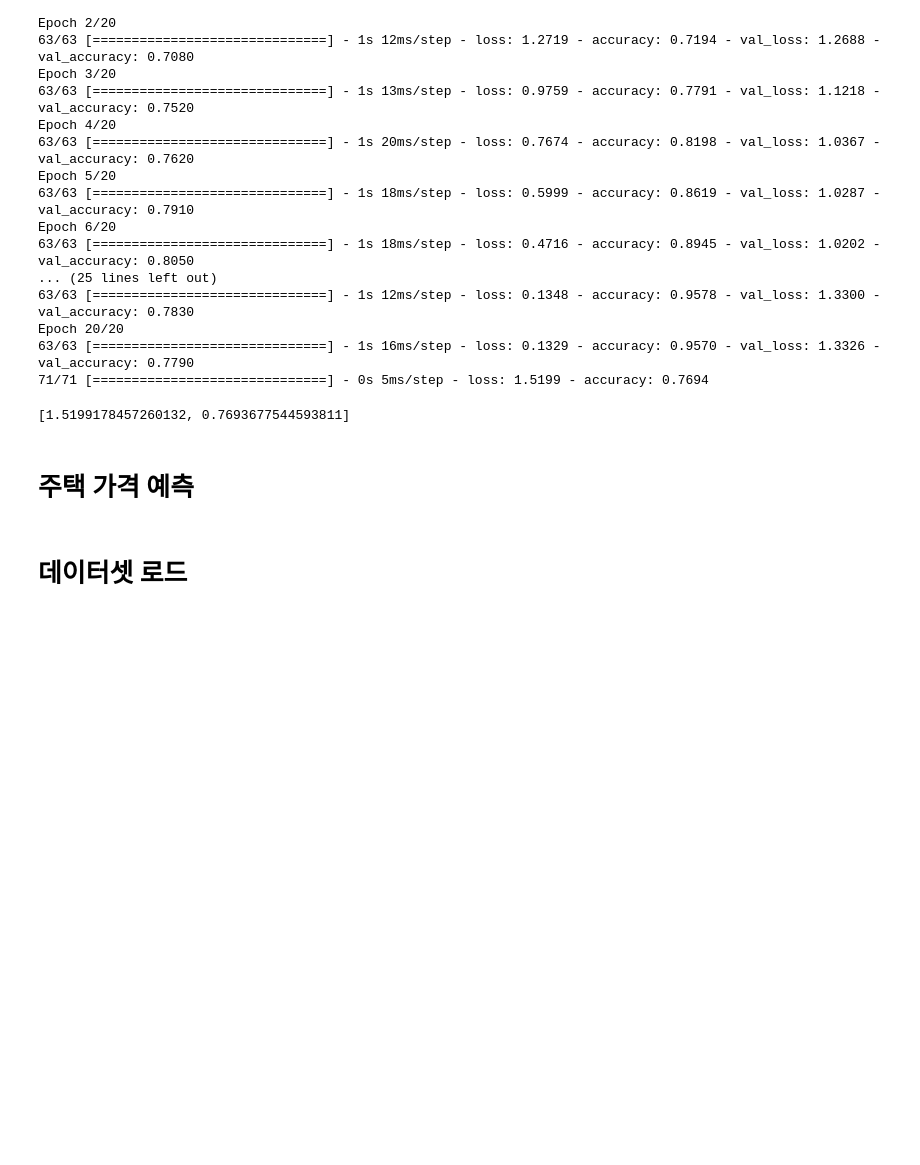
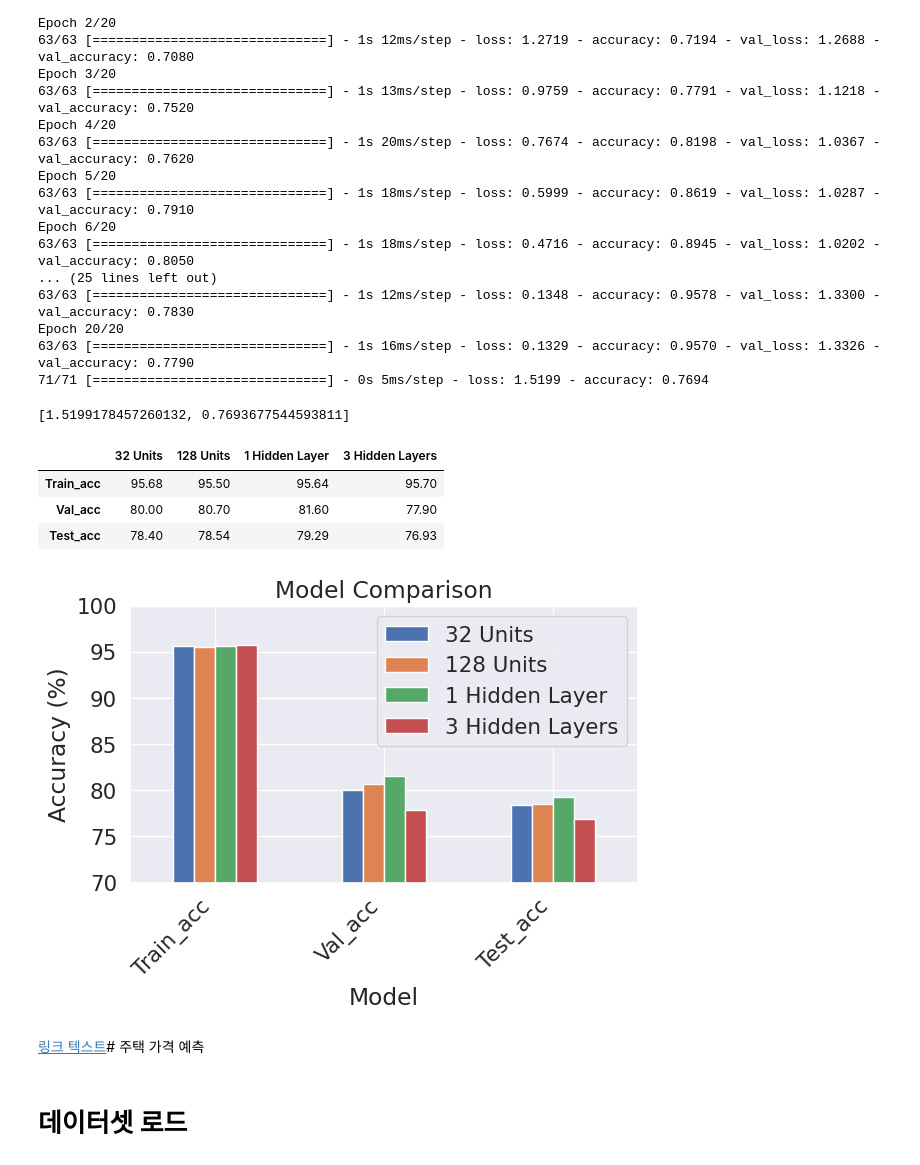
Before and after one commit to coronarita/TIL, a Jupyter notebook: Keras_Ch4_2_20240517.ipynb, the cells around one changed output. Saved outputs shown, nothing was run; the diff lists cells and outputs as text; code cells hidden in the pictures; blank space fills up the shorter version.

```diff
--- a/Keras_Ch4_2_20240517.ipynb
+++ b/Keras_Ch4_2_20240517.ipynb
@@ -401,8 +401,41 @@ Epoch 20/20
 63/63 [==============================] - 1s 16ms/step - loss: 0.1329 - accuracy: 0.9570 - val_loss: 1.3326 - val_accuracy: 0.7790
 71/71 [==============================] - 0s 5ms/step - loss: 1.5199 - accuracy: 0.7694
 [1.5199178457260132, 0.7693677544593811]
+# %%
+import matplotlib.pyplot as plt
+import pandas as pd
+
+data = {
+    '32 Units':[95.68, 80, 78.4],
+    '128 Units':[95.5, 80.7, 78.54],
+    '1 Hidden Layer':[95.64, 81.6, 79.29],
+    '3 Hidden Layers':[95.7, 77.9, 76.93],
+}
+
+df = pd.DataFrame(data, index=['Train_acc', 'Val_acc', 'Test_acc'])
+df
+# %% [output]
+|  | 32 Units | 128 Units | 1 Hidden Layer | 3 Hidden Layers |
+| Train_acc | 95.68 | 95.50 | 95.64 | 95.70 |
+| Val_acc | 80.00 | 80.70 | 81.60 | 77.90 |
+| Test_acc | 78.40 | 78.54 | 79.29 | 76.93 |
+# %%
+# prompt: Make comparison chart using df, The range of y is 70 to 100%
+
+import matplotlib.pyplot as plt
+
+fig, ax = plt.subplots()
+df.plot(kind='bar', title='Model Comparison', ax=ax)
+ax.set_ylim(70, 100)
+ax.set_xlabel('Model')
+ax.set_ylabel('Accuracy (%)')
+plt.xticks(rotation=45, ha='right')
+plt.tight_layout()
+plt.show()
+# %% [output]
+[figure, added]
 # %% [markdown]
-# 주택 가격 예측
+[링크 텍스트](https://)# 주택 가격 예측
 # %% [markdown]
 # 데이터셋 로드
 # %%
```
